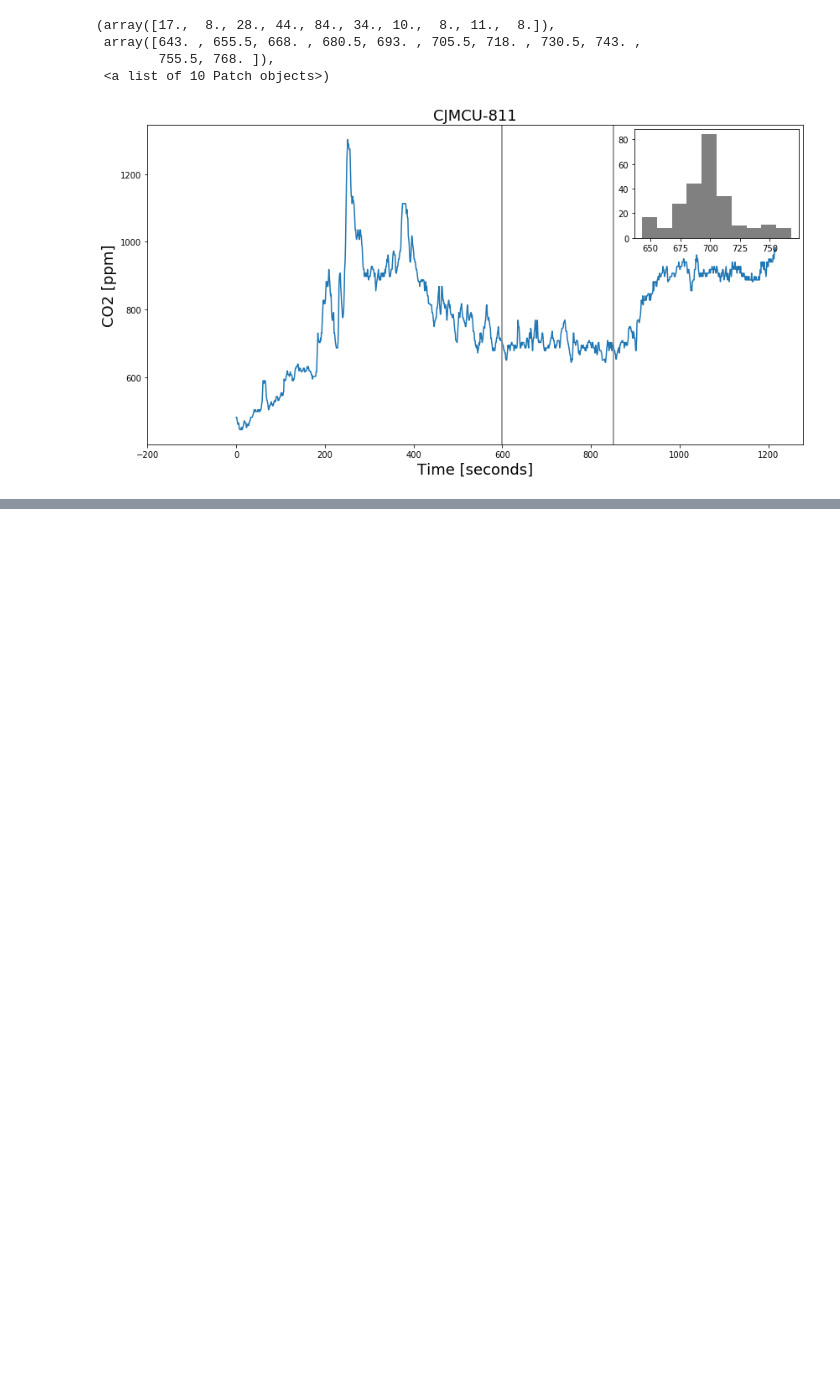
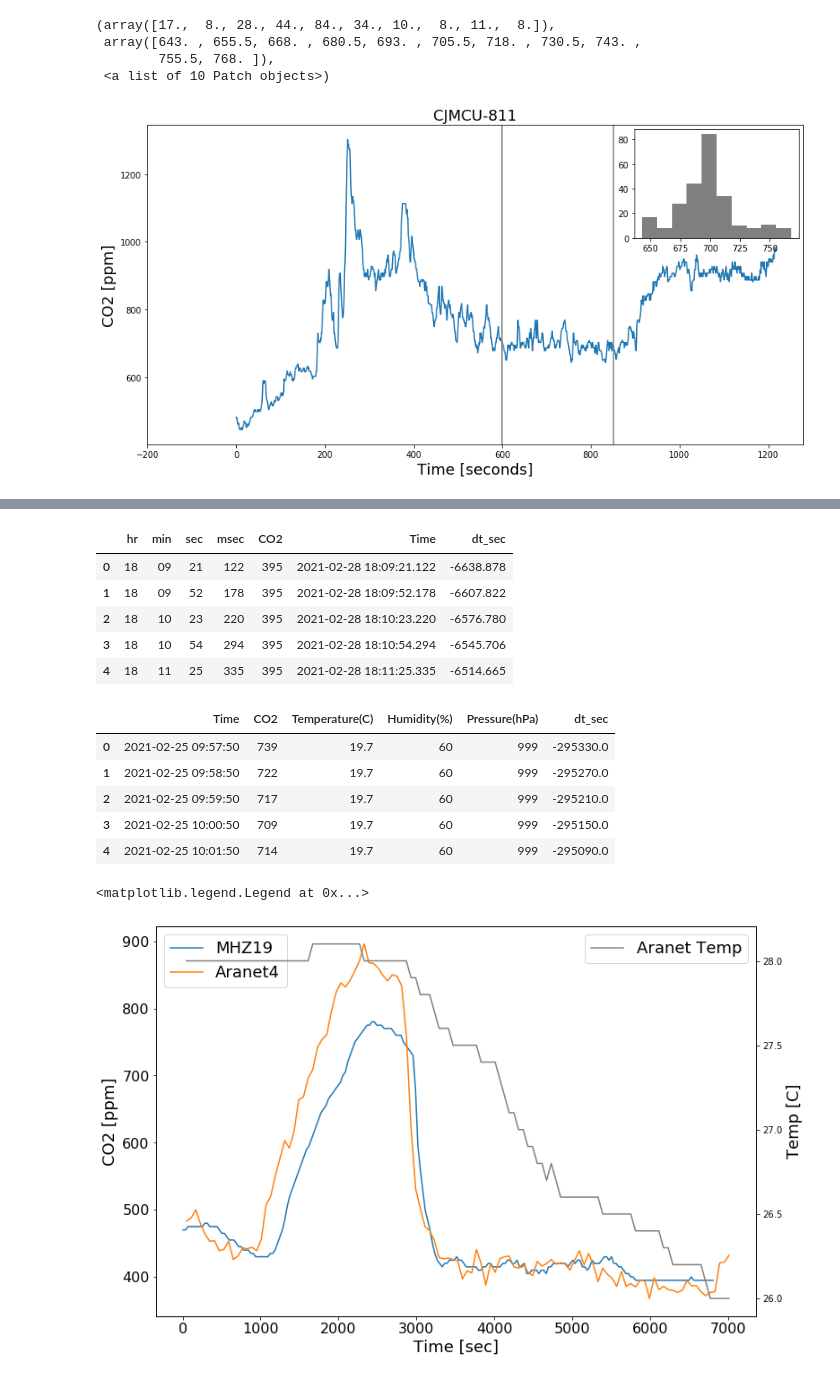
Before and after one commit to fforster/co2covid_chile, a Jupyter notebook: CO2_monitor_comparison.ipynb, the cells around one changed output, grey strips where cells are left out. Drawn from its saved outputs; the diff is of its cells as text; code cells hidden in the pictures; blank space fills up the shorter version.

```diff
--- a/CO2_monitor_comparison.ipynb
+++ b/CO2_monitor_comparison.ipynb
@@ -141,0 +209,9 @@ inset.hist(df3.loc[(df3.Time > tmin) & (df3.Time < tmax)]["CO2"], color='gray')
+# %%
+def read_mhz19b_old(filename, t0):
+    data = open(filename, 'r').read()
+    data = re.findall("(\d\d):(\d\d):(\d\d)\.(\d\d\d).*?PPMpwm:.*?(\d+)", data)
+    df = pd.DataFrame(data, columns = ["hr", "min", "sec", "msec", "CO2"])
+    df["CO2"] = pd.to_numeric(df["CO2"])
+    df["Time"] = df.apply(lambda row: pd.to_datetime("%s%s%s%s%06i" % (filename[-12:-4], row["hr"], row["min"], row["sec"], 1000 * int(row["msec"])), format="%Y%m%d%H%M%S%f"), axis=1)
+    df["dt_sec"] = df.apply(lambda row: (row["Time"] - t0).total_seconds(), axis=1)
+    return df
@@ -141,0 +374,37 @@ inset.hist(df3.loc[(df3.Time > tmin) & (df3.Time < tmax)]["CO2"], color='gray')
+# %%
+t0 = pd.to_datetime("2021-02-28 20:00:00")
+tmax = pd.to_datetime("2021-02-28 23:00:00")
+df_mhz19 = read_mhz19b_old("data/mhz19b_20210228.txt", t0)
+display(df_mhz19.head())
+df_aranet = read_aranet("data/Aranet4 00A0F_2021-02-28T21_57_50.csv", t0)
+display(df_aranet.head())
+fig, ax = plt.subplots(figsize=(12, 8))
+mask = (df_mhz19.Time > t0) #& (df_mhz19.Time < tmax)
+ax.plot(df_mhz19.loc[mask].dt_sec, df_mhz19.loc[mask].CO2, label="MHZ19")
+mask = (df_aranet.Time > t0) #& (df_aranet.Time < tmax)
+ax.plot(df_aranet.loc[mask].dt_sec, df_aranet.loc[mask].CO2, label="Aranet4")
+ax.set_xlabel("Time [sec]", fontsize=18)
+ax.set_ylabel("CO2 [ppm]", fontsize=18)
+#ax.set_yscale("log")
+plt.xticks(fontsize=16)
+plt.yticks(fontsize=16)
+plt.legend(fontsize=18, loc=2)
+ax2 = ax.twinx()
+ax2.plot(df_aranet.loc[mask].dt_sec, df_aranet.loc[mask]["Temperature(C)"], label="Aranet Temp", c='gray')
+ax2.set_ylabel("Temp [C]", fontsize=18)
+plt.legend(fontsize=18, loc = 1)
+# %% [output]
+|  | hr | min | sec | msec | CO2 | Time | dt_sec |
+| 0 | 18 | 09 | 21 | 122 | 395 | 2021-02-28 18:09:21.122 | -6638.878 |
+| 1 | 18 | 09 | 52 | 178 | 395 | 2021-02-28 18:09:52.178 | -6607.822 |
+| 2 | 18 | 10 | 23 | 220 | 395 | 2021-02-28 18:10:23.220 | -6576.780 |
+| 3 | 18 | 10 | 54 | 294 | 395 | 2021-02-28 18:10:54.294 | -6545.706 |
+| 4 | 18 | 11 | 25 | 335 | 395 | 2021-02-28 18:11:25.335 | -6514.665 |
+|  | Time | CO2 | Temperature(C) | Humidity(%) | Pressure(hPa) | dt_sec |
+| 0 | 2021-02-25 09:57:50 | 739 | 19.7 | 60 | 999 | -295330.0 |
+| 1 | 2021-02-25 09:58:50 | 722 | 19.7 | 60 | 999 | -295270.0 |
+| 2 | 2021-02-25 09:59:50 | 717 | 19.7 | 60 | 999 | -295210.0 |
+| 3 | 2021-02-25 10:00:50 | 709 | 19.7 | 60 | 999 | -295150.0 |
+| 4 | 2021-02-25 10:01:50 | 714 | 19.7 | 60 | 999 | -295090.0 |
+<matplotlib.legend.Legend at 0x...>
+[figure, added]
```
Also changed, not shown: parts of 19 cells of this notebook, 1 other file.
